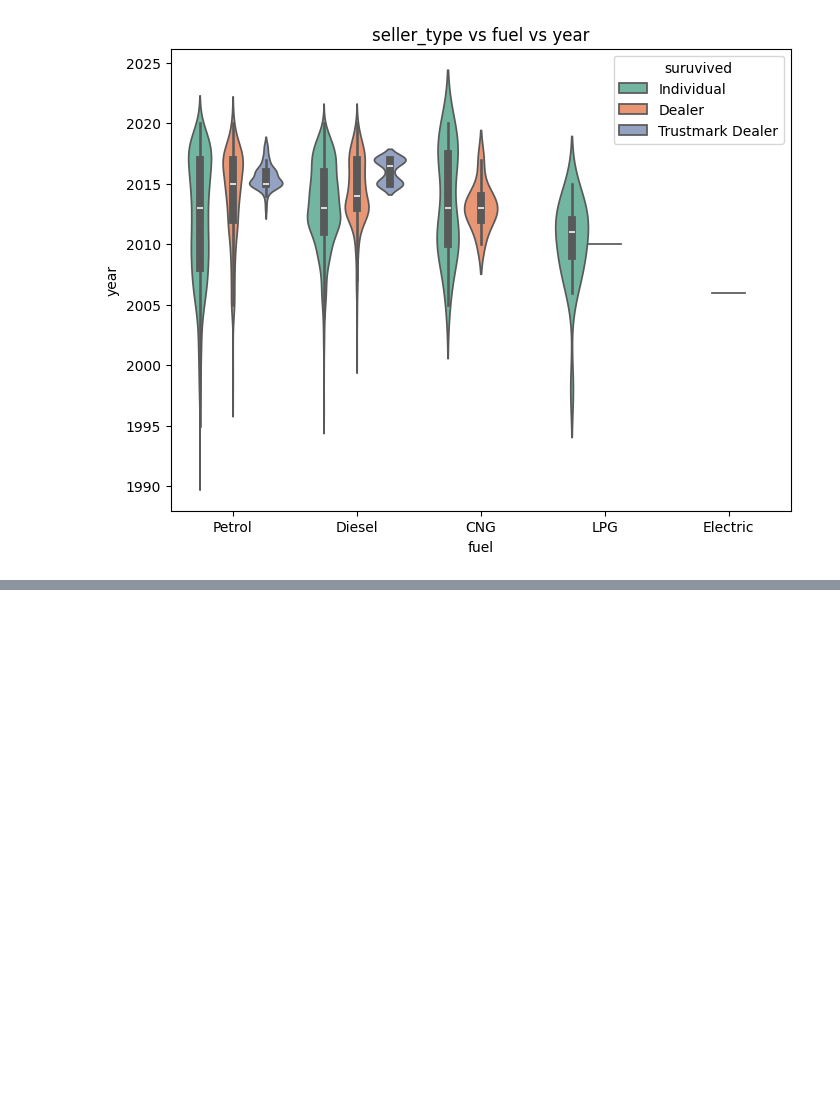
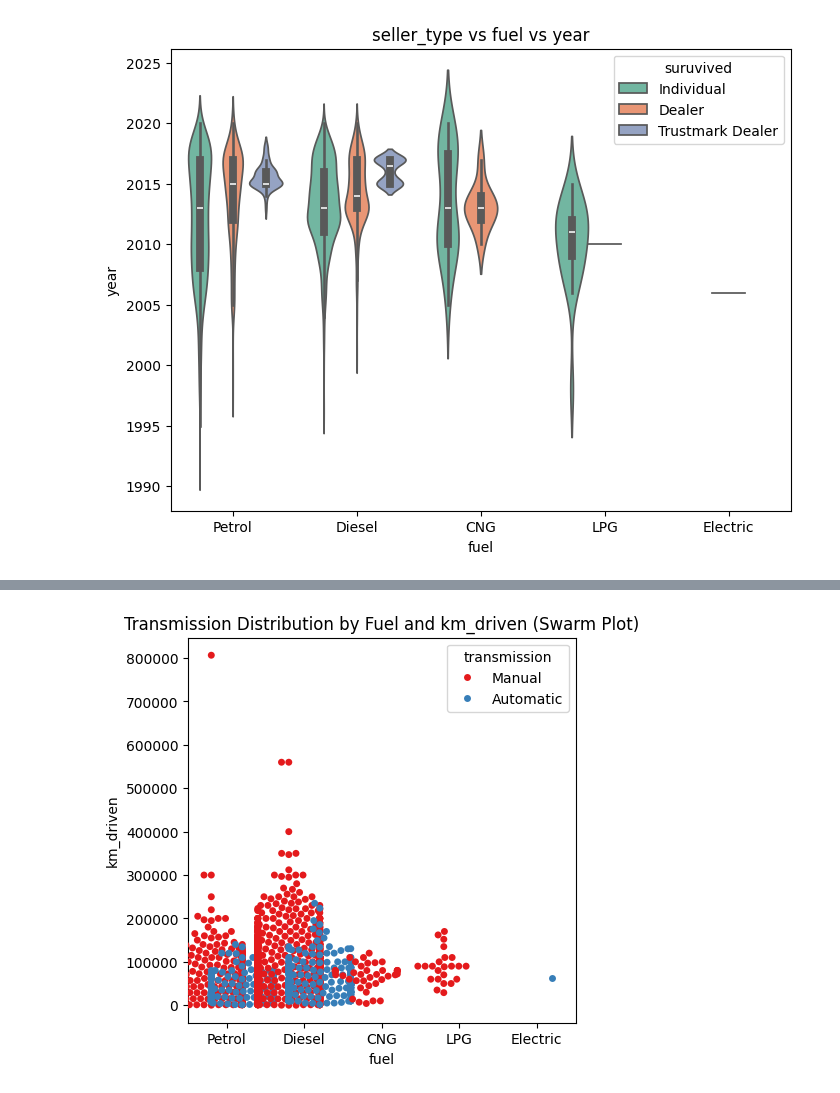
Before and after one commit to chanru-project/ml_learn2, a Jupyter notebook: share/jupyter/kernels/python3/Untitled-4.ipynb, the cells around one changed output, grey strips where cells are left out. Saved outputs shown, nothing was run; the diff lists cells and outputs as text; code cells hidden in the pictures; blank space fills up the shorter version.

```diff
--- a/share/jupyter/kernels/python3/Untitled-4.ipynb
+++ b/share/jupyter/kernels/python3/Untitled-4.ipynb
@@ -123,0 +143,19 @@ plt.show()
+# %%
+plt.figure(figsize=(5, 5))
+
+sns.swarmplot(
+    x='fuel',
+    y='km_driven',
+    hue='transmission',
+    data=df,
+    palette='Set1',
+    dodge=True
+)
+
+plt.title('Transmission Distribution by Fuel and km_driven (Swarm Plot)')
+plt.xlabel('fuel')
+plt.ylabel('km_driven')
+plt.legend(title='transmission')
+plt.show()
+# %% [output]
+[figure, added]
```
Also changed, not shown: parts of 3 cells of this notebook, 1 other file.
